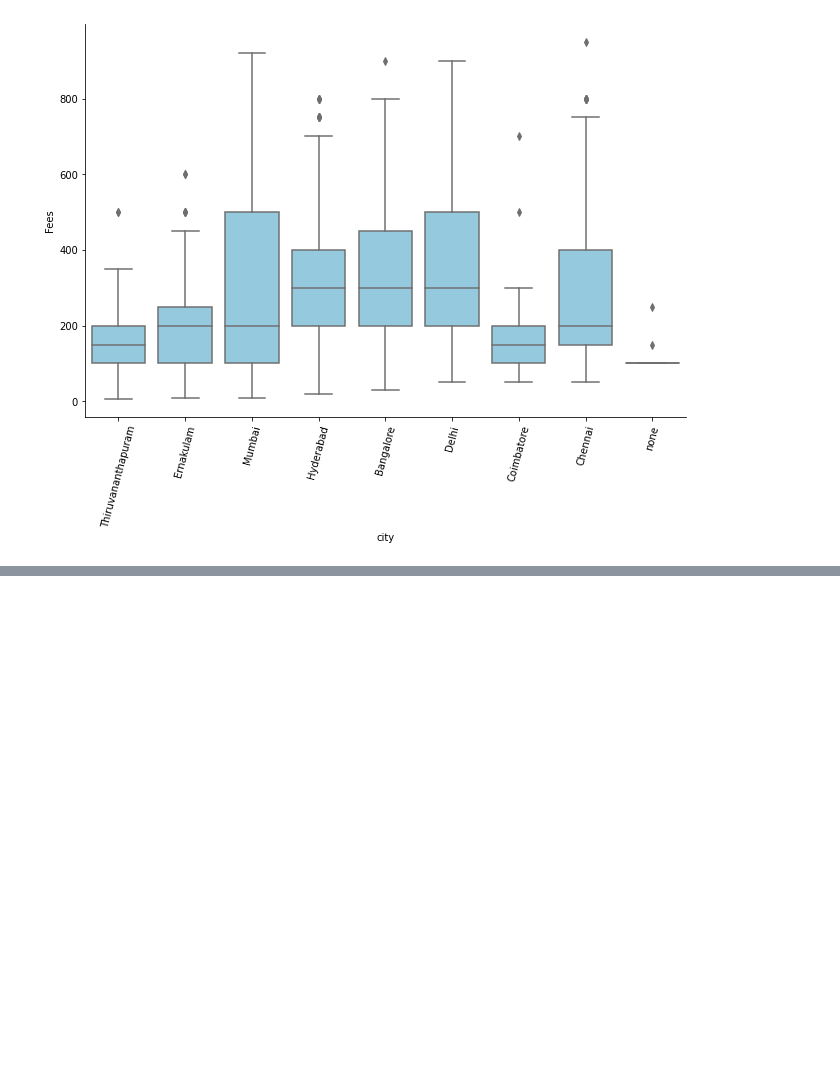
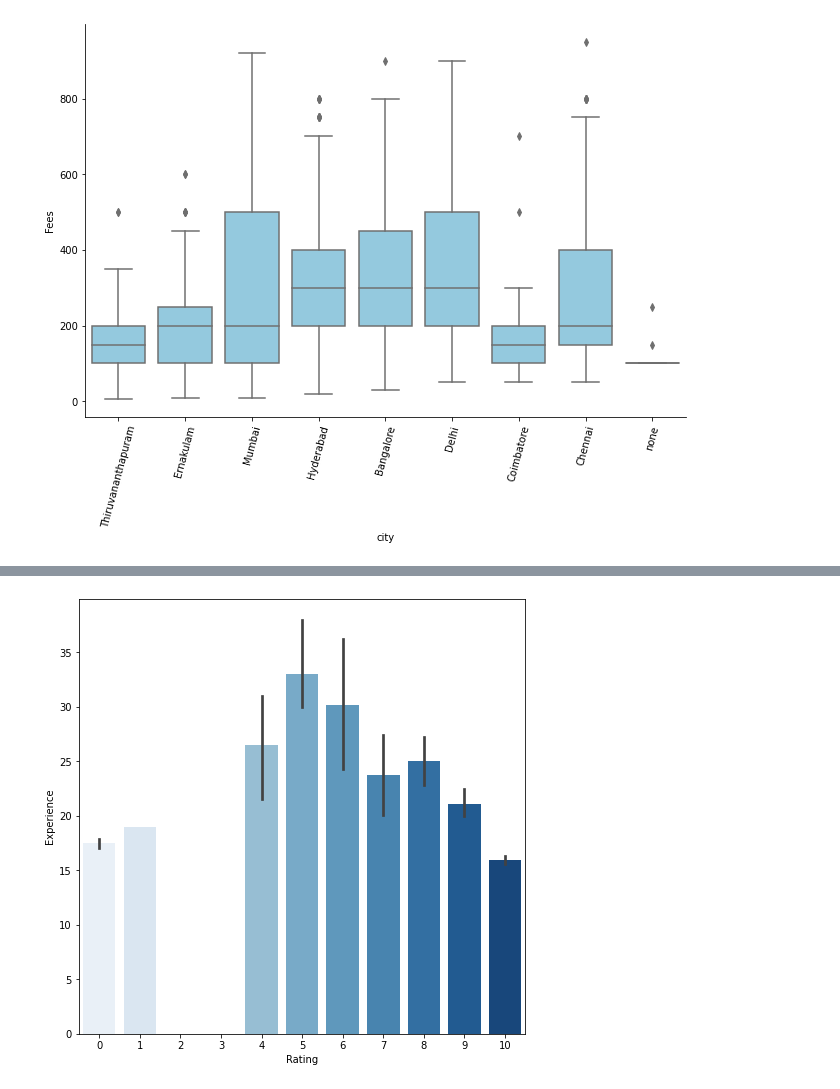
Before and after one commit to Sonal-Londhe/Evaluation_Projects, a Jupyter notebook: Doctors Consultation Fees.ipynb, the cells around one changed output, grey strips where cells are left out. Cells and saved outputs as stored; diff of their text form; code cells hidden in the pictures; blank space fills up the shorter version.

```diff
--- a/Doctors Consultation Fees.ipynb
+++ b/Doctors Consultation Fees.ipynb
@@ -448,0 +503,6 @@ Miscellaneous_Info
+# %%
+plt.figure(figsize=(8,8))
+sns.barplot(x='Rating',y='Experience',data=doc_train,palette='Blues')
+plt.show()
+# %% [output]
+[figure, added]
```
Also changed, not shown: parts of 41 cells of this notebook.
